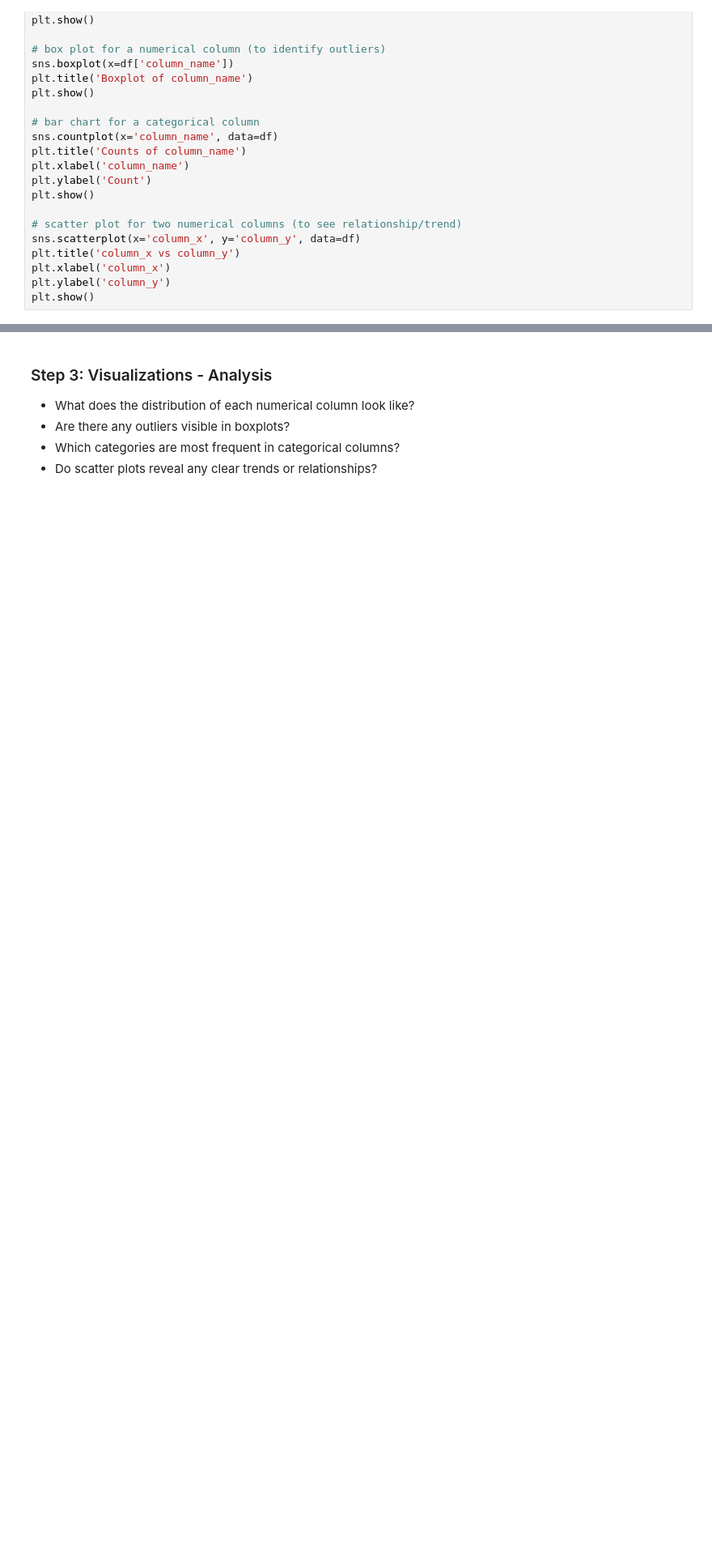
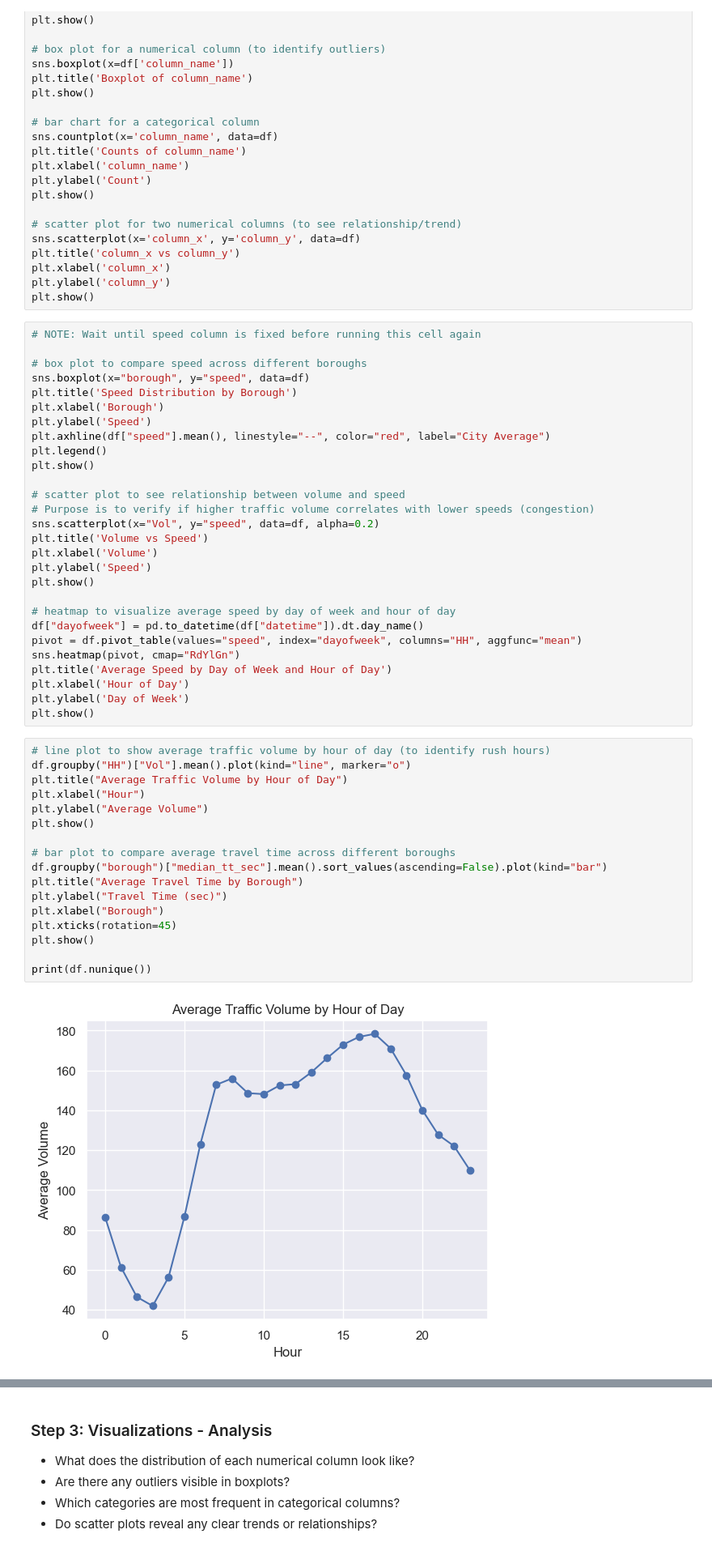
Before and after one commit to acm-ccny/predictive-traffic-modeling, a Jupyter notebook: notebooks/exploratory_data_analysis.ipynb, the cells around one changed output, grey strips where cells are left out. Shown at 81% size. Cells and saved outputs as stored; diff of their text form; blank space fills up the shorter version.

Commit message:
Visualizations started

```diff
--- a/notebooks/exploratory_data_analysis.ipynb
+++ b/notebooks/exploratory_data_analysis.ipynb
@@ -259,3 +259,50 @@ plt.title('column_x vs column_y')
 plt.xlabel('column_x')
 plt.ylabel('column_y')
 plt.show()
+# %%
+# NOTE: Wait until speed column is fixed before running this cell again
+
+# box plot to compare speed across different boroughs
+sns.boxplot(x="borough", y="speed", data=df)
+plt.title('Speed Distribution by Borough')
+plt.xlabel('Borough')
+plt.ylabel('Speed')
+plt.axhline(df["speed"].mean(), linestyle="--", color="red", label="City Average")
+plt.legend()
+plt.show()
+
+# scatter plot to see relationship between volume and speed
+# Purpose is to verify if higher traffic volume correlates with lower speeds (congestion)
+sns.scatterplot(x="Vol", y="speed", data=df, alpha=0.2)
+plt.title('Volume vs Speed')
+plt.xlabel('Volume')
+plt.ylabel('Speed')
+plt.show()
+
+# heatmap to visualize average speed by day of week and hour of day
+df["dayofweek"] = pd.to_datetime(df["datetime"]).dt.day_name()
+pivot = df.pivot_table(values="speed", index="dayofweek", columns="HH", aggfunc="mean")
+sns.heatmap(pivot, cmap="RdYlGn")
+plt.title('Average Speed by Day of Week and Hour of Day')
+plt.xlabel('Hour of Day')
+plt.ylabel('Day of Week')
+plt.show()
+# %%
+# line plot to show average traffic volume by hour of day (to identify rush hours)
+df.groupby("HH")["Vol"].mean().plot(kind="line", marker="o")
+plt.title("Average Traffic Volume by Hour of Day")
+plt.xlabel("Hour")
+plt.ylabel("Average Volume")
+plt.show()
+
+# bar plot to compare average travel time across different boroughs
+df.groupby("borough")["median_tt_sec"].mean().sort_values(ascending=False).plot(kind="bar")
+plt.title("Average Travel Time by Borough")
+plt.ylabel("Travel Time (sec)")
+plt.xlabel("Borough")
+plt.xticks(rotation=45)
+plt.show()
+
+print(df.nunique())
+# %% [output]
+[figure, added]
```
Also changed, not shown: parts of 2 cells of this notebook, 1 other file.
